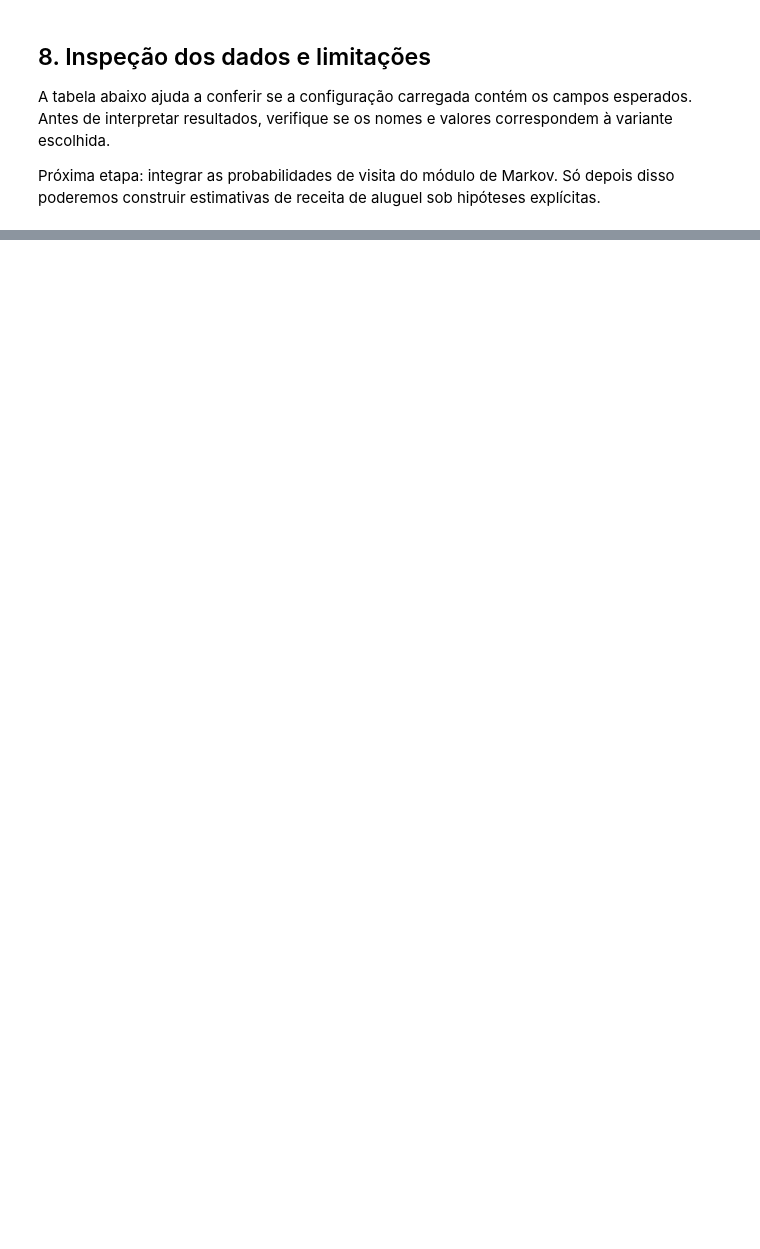
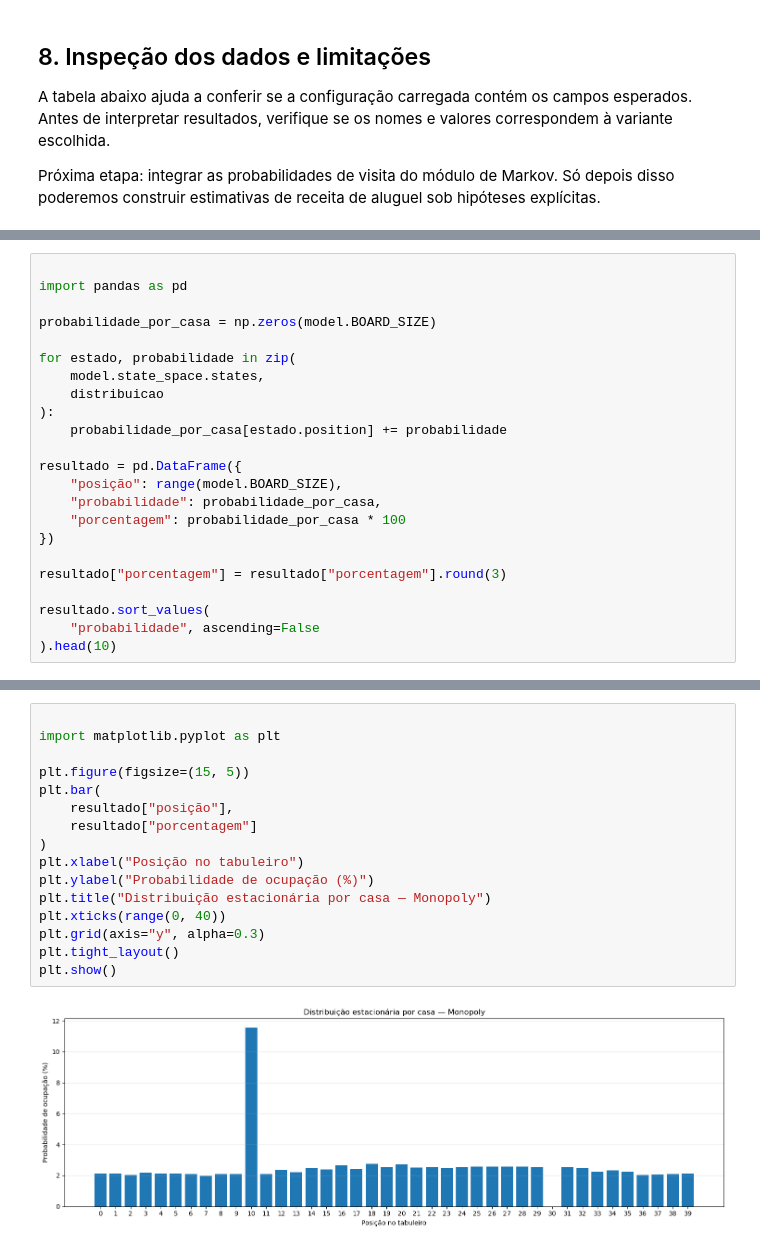
Before and after one commit to jbussi/monopoly-ai, a Jupyter notebook: data/analytics/01_board_analysis.ipynb, the cells around one changed output, grey strips where cells are left out. Cells and saved outputs as stored; diff of their text form; blank space fills up the shorter version.

Commit message:
Atualização do notebook python do tabuleiro.

```diff
--- a/data/analytics/01_board_analysis.ipynb
+++ b/data/analytics/01_board_analysis.ipynb
@@ -138,0 +479,23 @@ display(properties_df)
+# %%
+
+import pandas as pd
+
+probabilidade_por_casa = np.zeros(model.BOARD_SIZE)
+
+for estado, probabilidade in zip(
+    model.state_space.states,
+    distribuicao
+):
+    probabilidade_por_casa[estado.position] += probabilidade
+
+resultado = pd.DataFrame({
+    "posição": range(model.BOARD_SIZE),
+    "probabilidade": probabilidade_por_casa,
+    "porcentagem": probabilidade_por_casa * 100
+})
+
+resultado["porcentagem"] = resultado["porcentagem"].round(3)
+
+resultado.sort_values(
+    "probabilidade", ascending=False
+).head(10)
@@ -138,0 +514,18 @@ display(properties_df)
+# %%
+
+import matplotlib.pyplot as plt
+
+plt.figure(figsize=(15, 5))
+plt.bar(
+    resultado["posição"],
+    resultado["porcentagem"]
+)
+plt.xlabel("Posição no tabuleiro")
+plt.ylabel("Probabilidade de ocupação (%)")
+plt.title("Distribuição estacionária por casa — Monopoly")
+plt.xticks(range(0, 40))
+plt.grid(axis="y", alpha=0.3)
+plt.tight_layout()
+plt.show()
+# %% [output]
+[figure, added]
```
Also changed, not shown: parts of 14 cells of this notebook.
